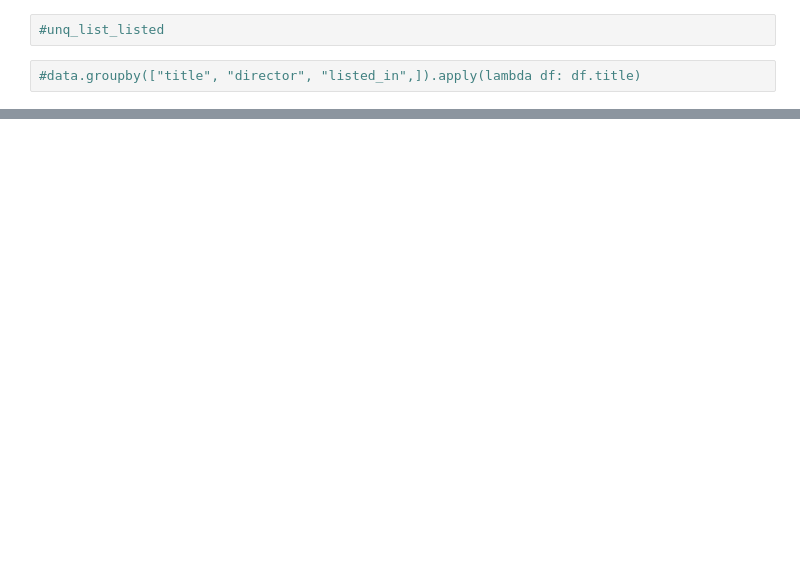
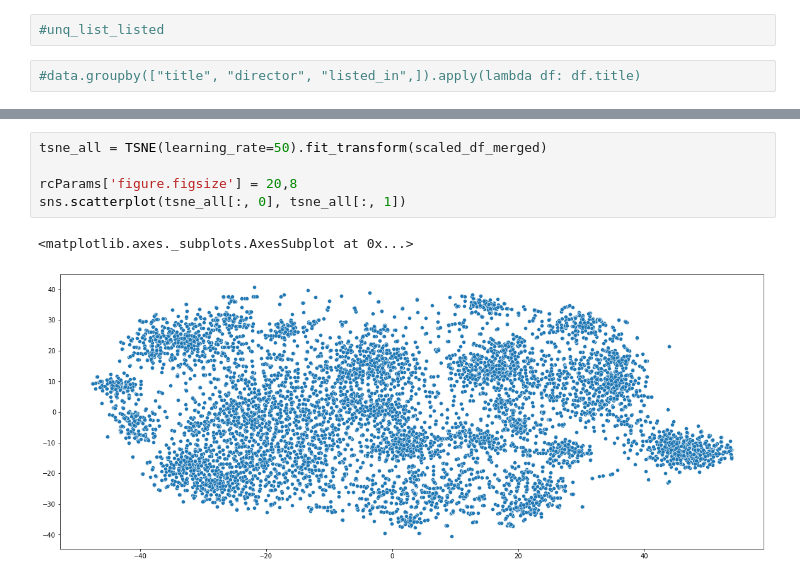
Before and after one commit to abdulaziz2208/Netflix-clustering, a Jupyter notebook: NETFLIX_MOVIES_AND_TV_SHOWS_CLUSTERING.ipynb, the cells around one changed output, grey strips where cells are left out. Drawn from its saved outputs; the diff is of its cells as text; blank space fills up the shorter version.

```diff
--- a/NETFLIX_MOVIES_AND_TV_SHOWS_CLUSTERING.ipynb
+++ b/NETFLIX_MOVIES_AND_TV_SHOWS_CLUSTERING.ipynb
@@ -643,0 +647,8 @@ plt.show()
+# %%
+tsne_all = TSNE(learning_rate=50).fit_transform(scaled_df_merged)
+
+rcParams['figure.figsize'] = 20,8
+sns.scatterplot(tsne_all[:, 0], tsne_all[:, 1])
+# %% [output]
+<matplotlib.axes._subplots.AxesSubplot at 0x...>
+[figure, added]
```
Also changed, not shown: parts of 28 cells of this notebook.
